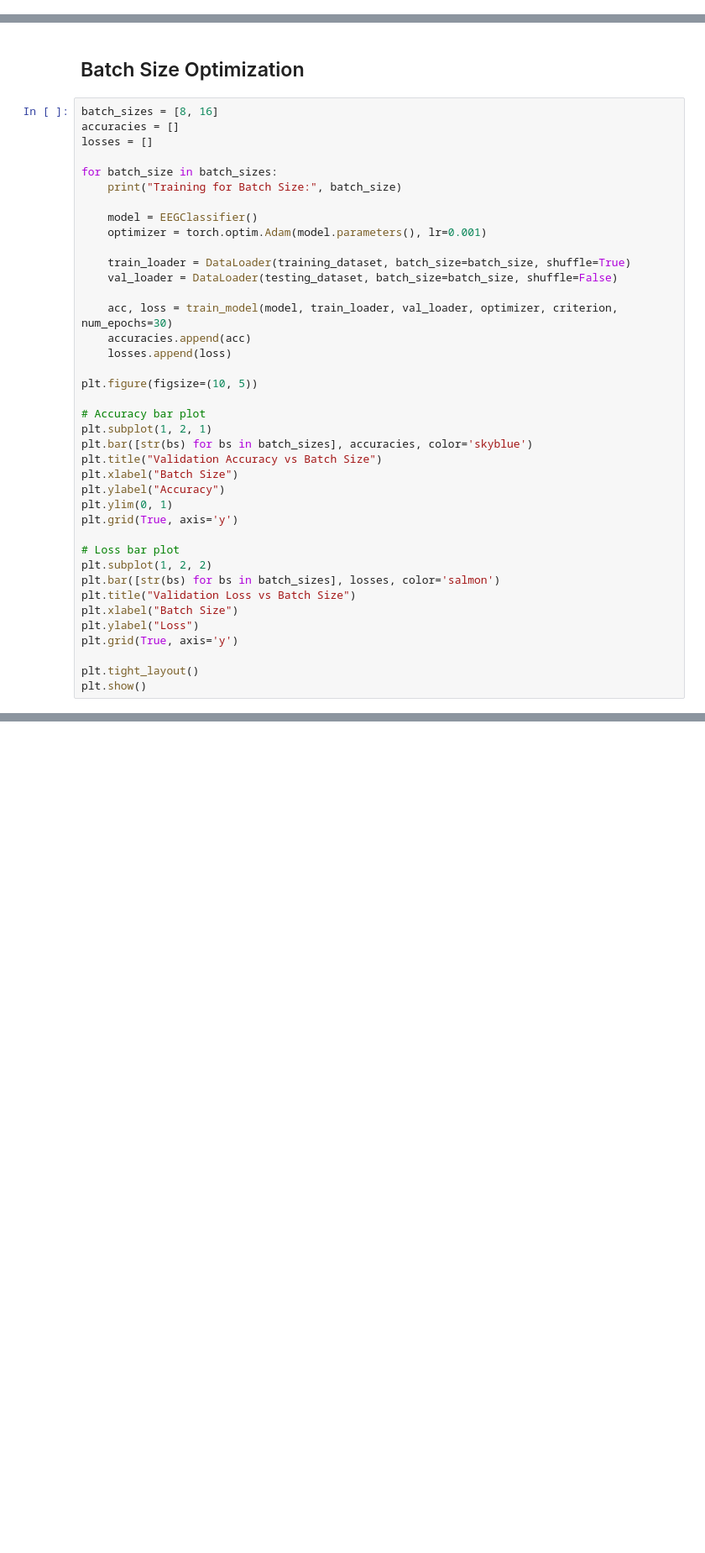
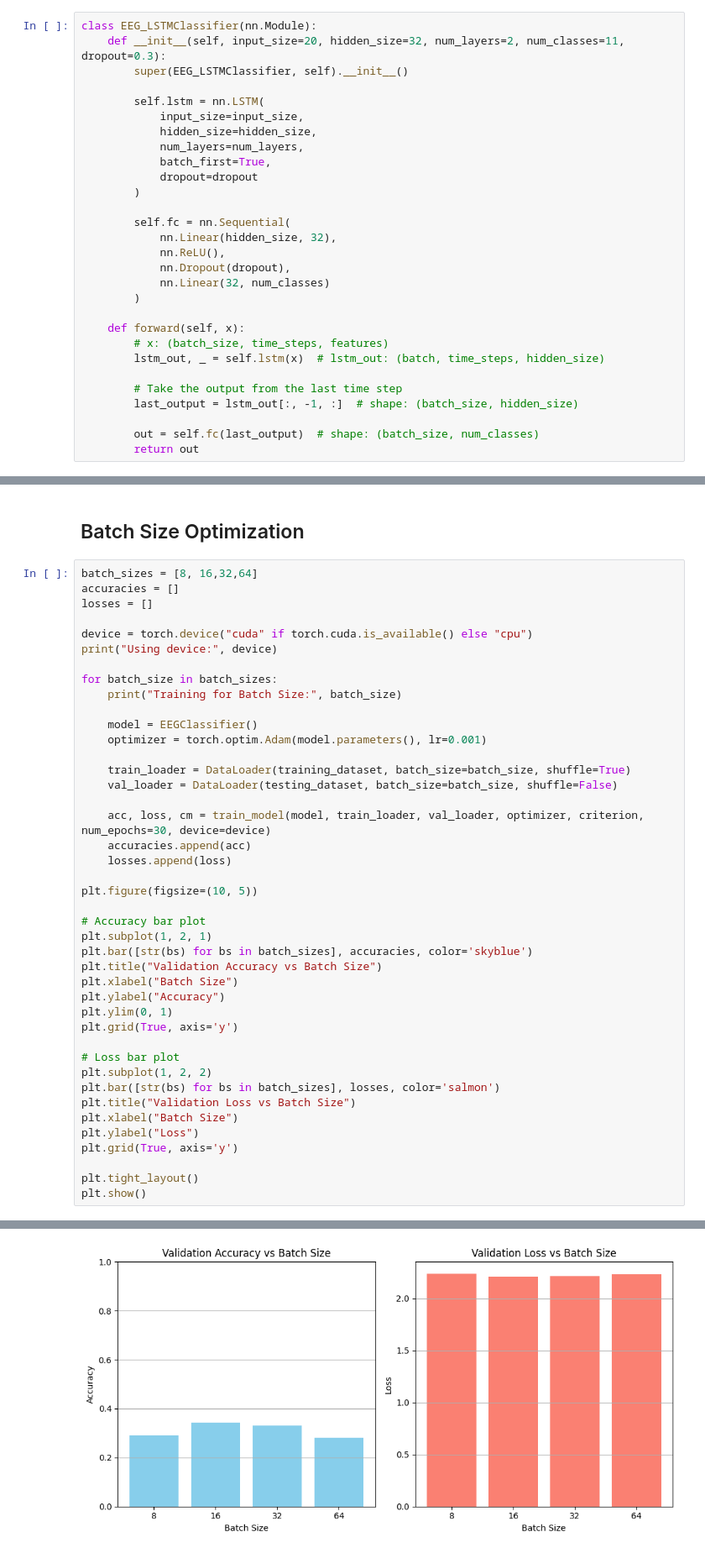
Before and after one commit to shawnzeeee/EEG_Signal_Processing, a Jupyter notebook: PythonNN/Model.ipynb, the cells around one changed output, grey strips where cells are left out. Shown at 84% size. Saved outputs shown, nothing was run; the diff lists cells and outputs as text; blank space fills up the shorter version.

```diff
--- a/PythonNN/Model.ipynb
+++ b/PythonNN/Model.ipynb
@@ -106,6 +130,35 @@ model = EEGClassifier()
 # Optimizer and loss
 optimizer = torch.optim.Adam(model.parameters(), lr=0.001)
 criterion = nn.CrossEntropyLoss()
+# %%
+class EEG_LSTMClassifier(nn.Module):
+    def __init__(self, input_size=20, hidden_size=32, num_layers=2, num_classes=11, dropout=0.3):
+        super(EEG_LSTMClassifier, self).__init__()
+
+        self.lstm = nn.LSTM(
+            input_size=input_size,
+            hidden_size=hidden_size,
+            num_layers=num_layers,
+            batch_first=True,
+            dropout=dropout
+        )
+
+        self.fc = nn.Sequential(
+            nn.Linear(hidden_size, 32),
+            nn.ReLU(),
+            nn.Dropout(dropout),
+            nn.Linear(32, num_classes)
+        )
+
+    def forward(self, x):
+        # x: (batch_size, time_steps, features)
+        lstm_out, _ = self.lstm(x)  # lstm_out: (batch, time_steps, hidden_size)
+
+        # Take the output from the last time step
+        last_output = lstm_out[:, -1, :]  # shape: (batch_size, hidden_size)
+
+        out = self.fc(last_output)  # shape: (batch_size, num_classes)
+        return out
 # %%
 def train_model(model, train_loader, val_loader, optimizer, criterion, num_epochs=30, device='cpu'):
     model.to(device)
@@ -160,9 +307,12 @@ def train_model(model, train_loader, val_loader, optimizer, criterion, num_epoch
 # %% [markdown]
 ## Batch Size Optimization
 # %%
-batch_sizes = [8, 16]
+batch_sizes = [8, 16,32,64]
 accuracies = []
 losses = []
+
+device = torch.device("cuda" if torch.cuda.is_available() else "cpu")
+print("Using device:", device)
 
 for batch_size in batch_sizes:
     print("Training for Batch Size:", batch_size)
@@ -173,7 +323,7 @@ for batch_size in batch_sizes:
     train_loader = DataLoader(training_dataset, batch_size=batch_size, shuffle=True)
     val_loader = DataLoader(testing_dataset, batch_size=batch_size, shuffle=False)
 
-    acc, loss = train_model(model, train_loader, val_loader, optimizer, criterion, num_epochs=30)
+    acc, loss, cm = train_model(model, train_loader, val_loader, optimizer, criterion, num_epochs=30, device=device)
     accuracies.append(acc)
     losses.append(loss)
 
@@ -203,0 +421 @@ KeyboardInterrupt:
+[figure, added]
```
Also changed, not shown: parts of 11 cells of this notebook, 6 other files.
